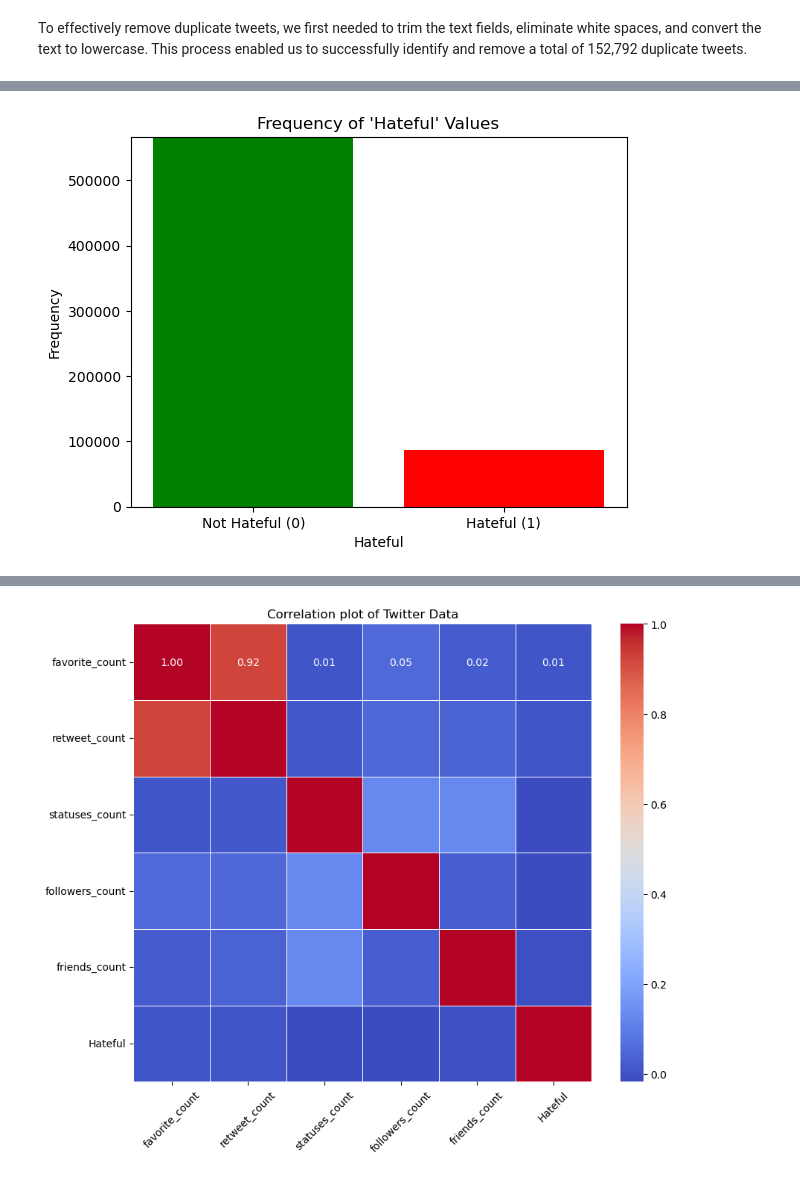
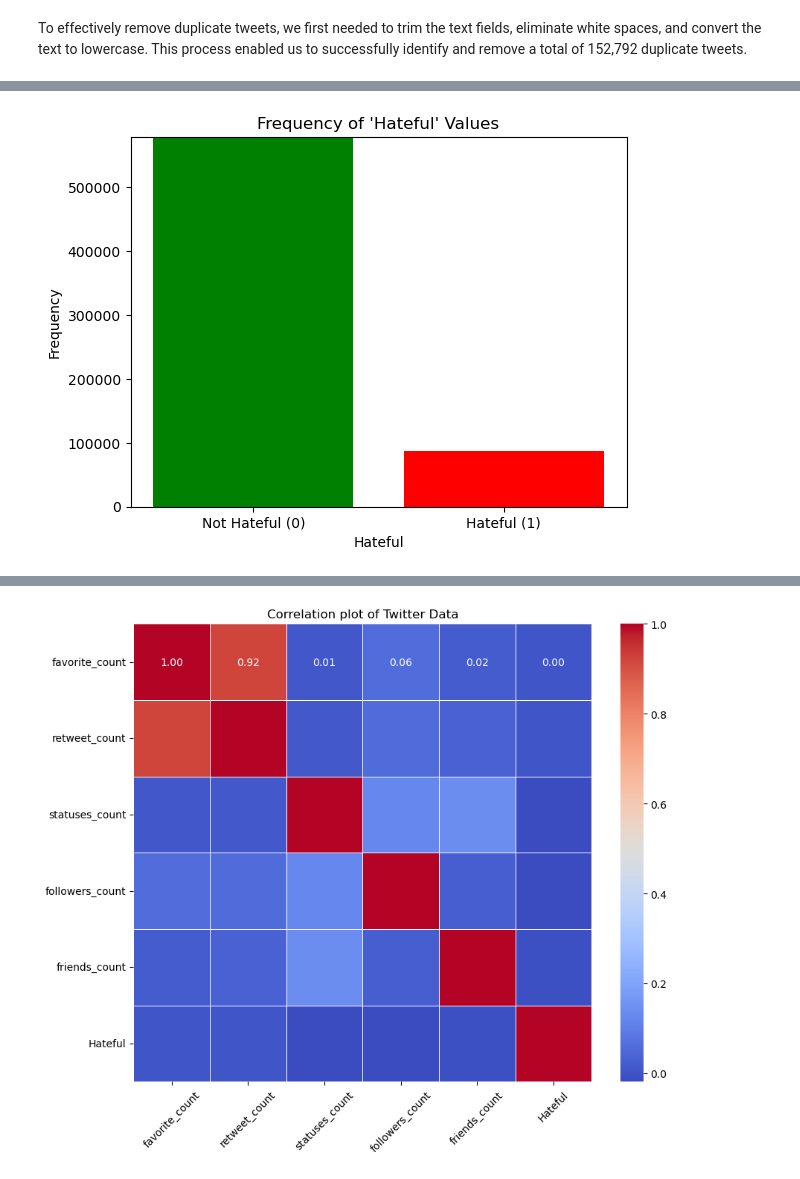
Before and after one commit to AkshayHanchate/-MeToo_Hate_Speech_Detection_NLP, a Jupyter notebook: MeToo_Hateful_NLP.ipynb, the cells around one changed output, grey strips where cells are left out. Drawn from its saved outputs; the diff is of its cells as text; code cells hidden in the pictures.

```diff
--- a/MeToo_Hateful_NLP.ipynb
+++ b/MeToo_Hateful_NLP.ipynb
@@ -146,15 +143,15 @@ min      1.000000e+00       0.000000
 max      9.565126e+06       1.000000
 # %%
 # Checking the distribution of the target variable
-frequency = Metoo_df_clean["Hateful"].value_counts()
+frequency = metoo_df["Hateful"].value_counts()
 plt.bar(frequency.index, frequency.values, color=["green", "red"])
 plt.title("Frequency of 'Hateful' Values")
 plt.xlabel("Hateful")
 plt.ylabel("Frequency")
 plt.xticks(ticks=[0, 1], labels=["Not Hateful (0)", "Hateful (1)"])
 plt.ylim(0, frequency.max() + 1)
 plt.show()
 # %% [output]
-[figure, old version]
+[figure, new version]
 # %%
 # Bivariate Analysis
```
Also changed, not shown: parts of 22 cells of this notebook.
